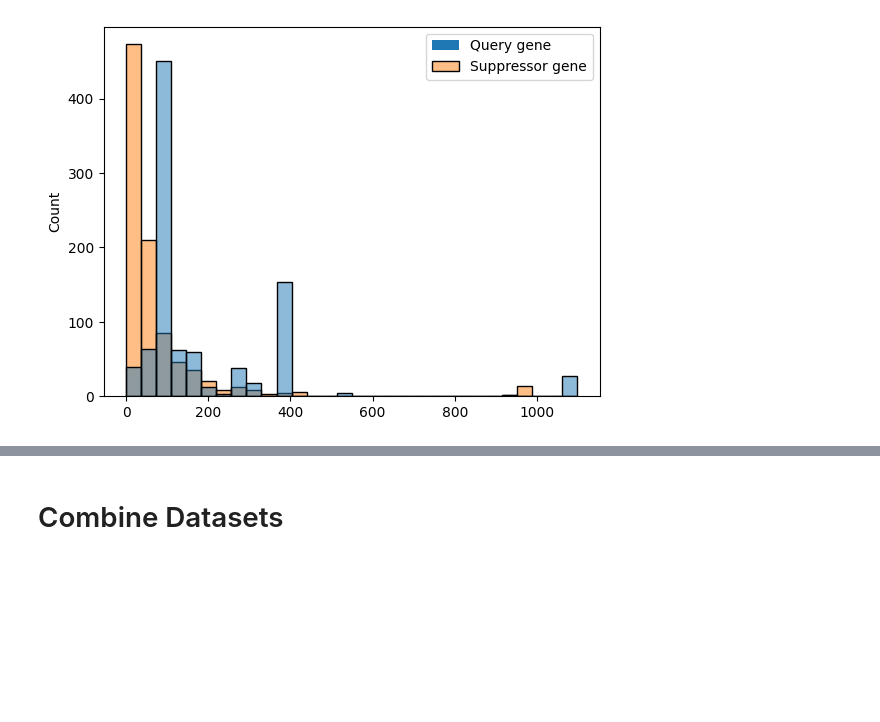
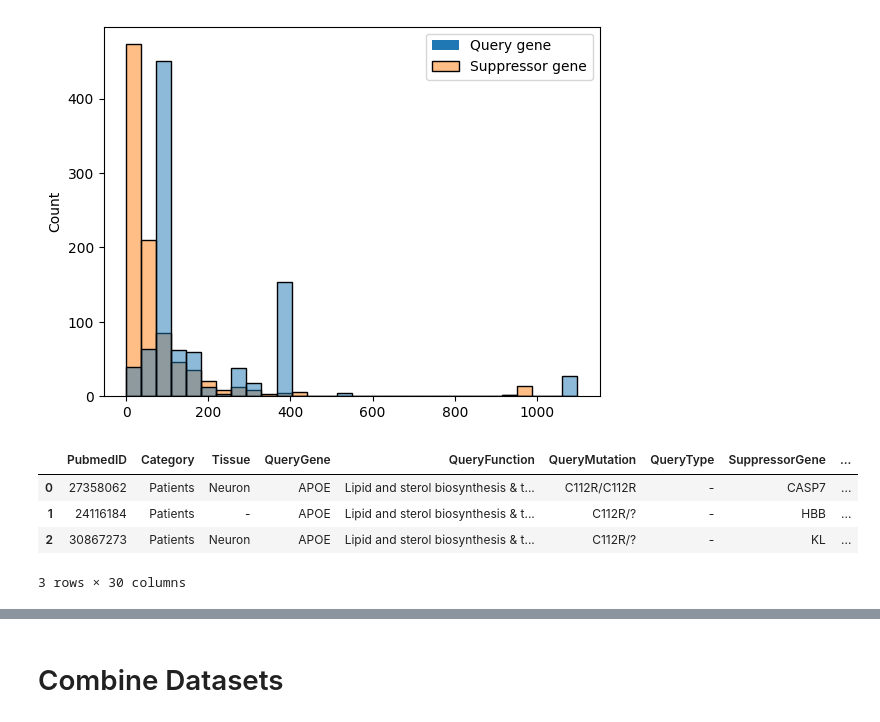
Before and after one commit to MTG-Lab/modspy-data, a Jupyter notebook: notebooks/1_preprocessing.ipynb, the cells around one changed output, grey strips where cells are left out. Drawn from its saved outputs; the diff is of its cells as text; code cells hidden in the pictures; blank space fills up the shorter version.

```diff
--- a/notebooks/1_preprocessing.ipynb
+++ b/notebooks/1_preprocessing.ipynb
@@ -543,3 +553,11 @@ plt.legend(labels=['Query gene', 'Suppressor gene'])
 plt.show()
 # %% [output]
 [figure]
+# %%
+jvl.head(3)
+# %% [output]
+|  | PubmedID | Category | Tissue | QueryGene | QueryFunction | QueryMutation | QueryType | SuppressorGene | ... |
+| 0 | 27358062 | Patients | Neuron | APOE | Lipid and sterol biosynthesis & t... | C112R/C112R | - | CASP7 | ... |
+| 1 | 24116184 | Patients | - | APOE | Lipid and sterol biosynthesis & t... | C112R/? | - | HBB | ... |
+| 2 | 30867273 | Patients | Neuron | APOE | Lipid and sterol biosynthesis & t... | C112R/? | - | KL | ... |
+3 rows × 30 columns
```
Also changed, not shown: parts of 56 cells of this notebook, 7 other files.
